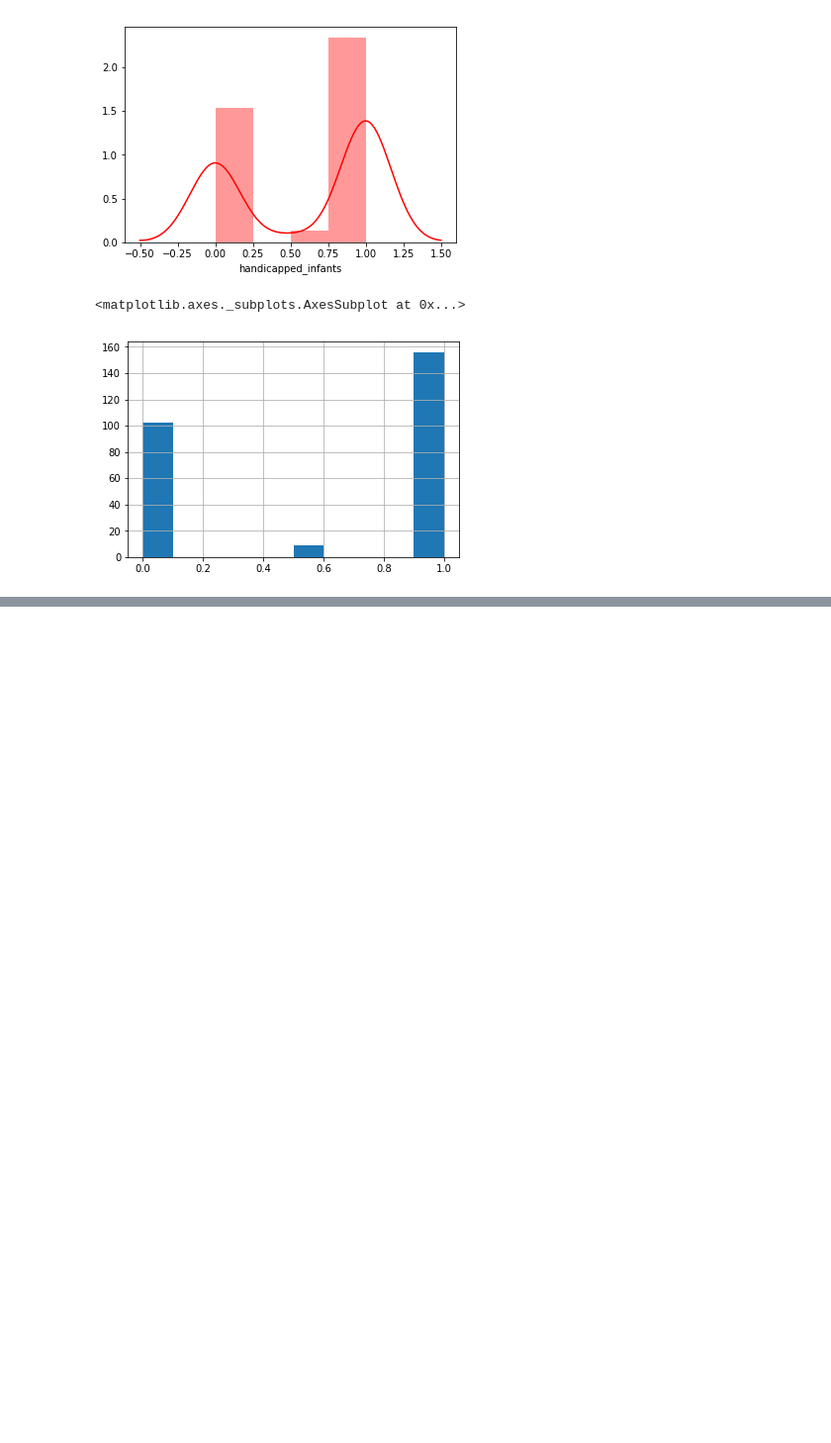
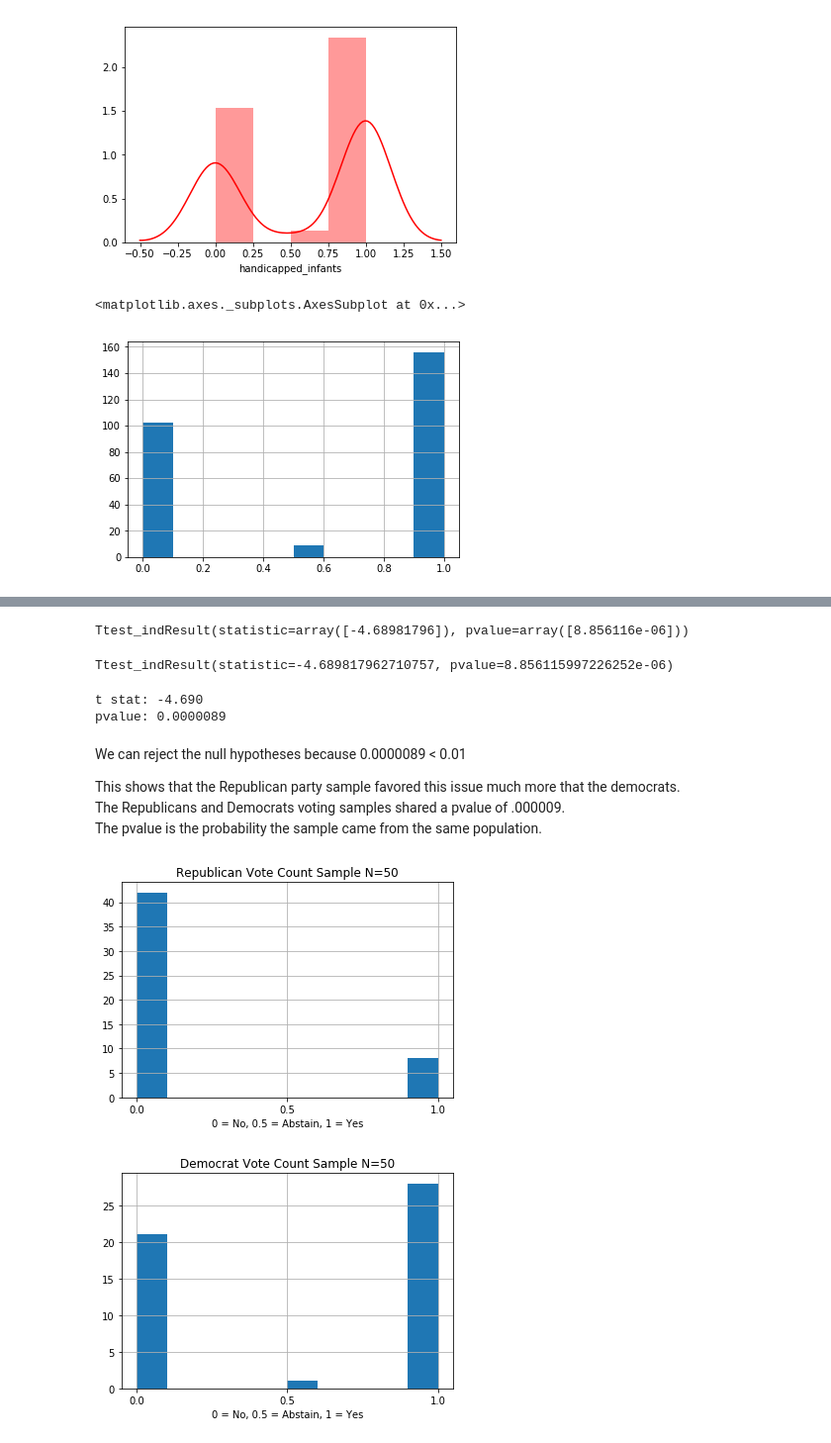
Before and after one commit to adamlutzz/DS-Unit-1-Sprint-3-Statistical-Tests-and-Experiments, a Jupyter notebook: module1-statistics-probability-and-inference/LS_DS_131_Statistics_Probability_Assignment.ipynb, the cells around one changed output, grey strips where cells are left out. Shown at 99% size. Saved outputs shown, nothing was run; the diff lists cells and outputs as text; code cells hidden in the pictures; blank space fills up the shorter version.

```diff
--- a/module1-statistics-probability-and-inference/LS_DS_131_Statistics_Probability_Assignment.ipynb
+++ b/module1-statistics-probability-and-inference/LS_DS_131_Statistics_Probability_Assignment.ipynb
@@ -281,0 +413,37 @@ print(pvalue)
+# %%
+ttest_ind(r1_sample_df, d1_sample_df)
+# %% [output]
+Ttest_indResult(statistic=array([-4.68981796]), pvalue=array([8.856116e-06]))
+# %%
+ttest_ind(r1_sample, d1_sample)
+# %% [output]
+Ttest_indResult(statistic=-4.689817962710757, pvalue=8.856115997226252e-06)
+# %%
+# Calculate t stat and pvalue for issue one
+
+tstat, pvalue = ttest_ind(r1_sample, d1_sample)
+print('t stat:', f'{tstat:.3f}')
+print('pvalue:', f'{pvalue:.7f}')
+# %% [output]
+t stat: -4.690
+pvalue: 0.0000089
+# %% [markdown]
+We can reject the null hypotheses because 0.0000089 < 0.01<br/>
+
+This shows that the Republican party sample favored this issue much more that the democrats.<br/>
+The Republicans and Democrats voting samples shared a pvalue of .000009.<br/>
+The pvalue is the probability the sample came from the same population.
+# %%
+r1_sample_df.hist();
+plt.title('Republican Vote Count Sample N=50')
+plt.xticks([0,.5,1])
+plt.xlabel('0 = No, 0.5 = Abstain, 1 = Yes')
+plt.show()
+d1_sample_df.hist();
+plt.title('Democrat Vote Count Sample N=50')
+plt.xticks([0,.5,1])
+plt.xlabel('0 = No, 0.5 = Abstain, 1 = Yes')
+plt.show()
+# %% [output]
+[figure, added]
+[figure, added]
```
Also changed, not shown: parts of 37 cells of this notebook.
